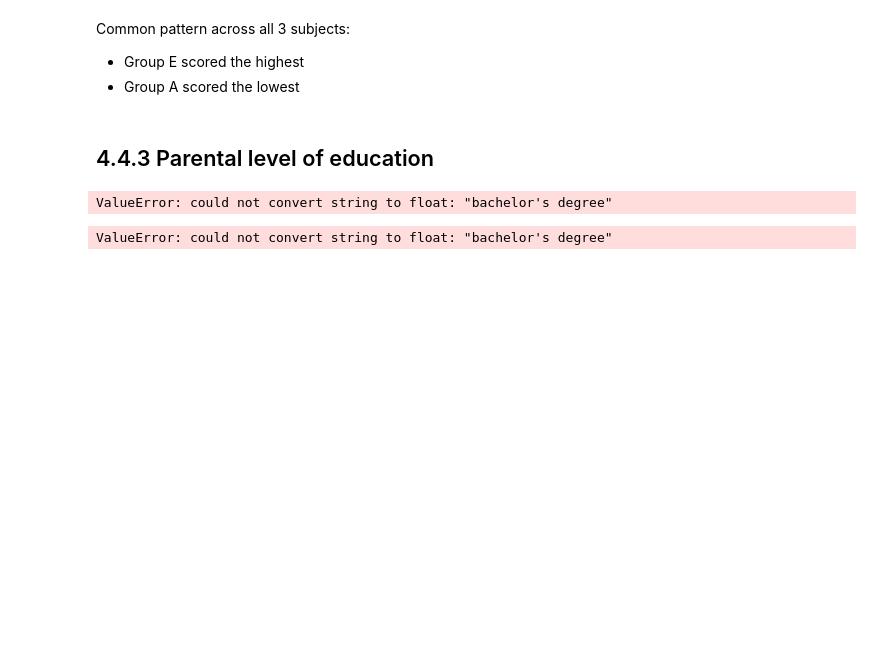
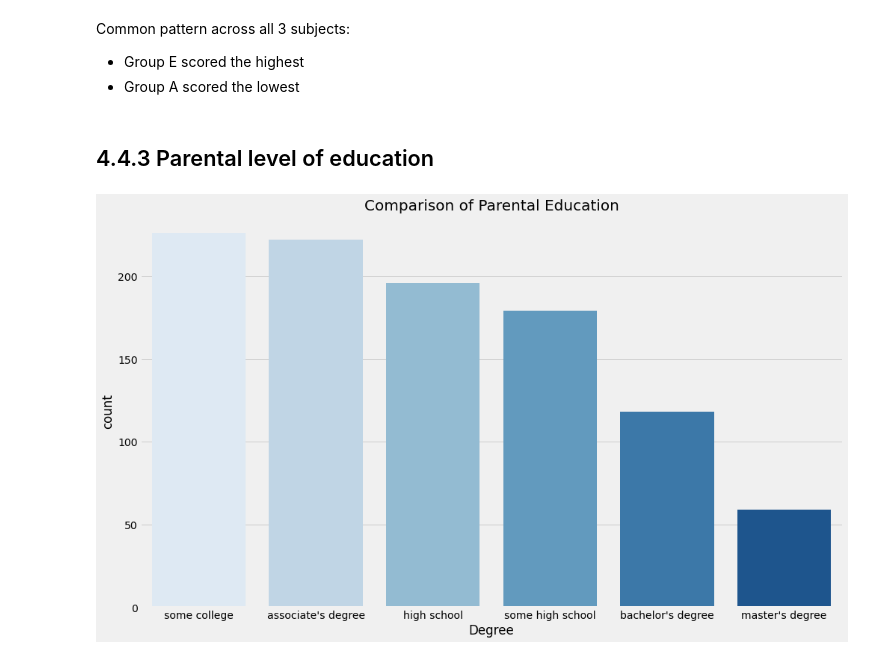
Before and after one commit to AkbarLutfullah/mlproject, a Jupyter notebook: notebook/EDA_student_performance.ipynb, the cells around one changed output. Drawn from its saved outputs; the diff is of its cells as text; code cells hidden in the pictures; blank space fills up the shorter version.

```diff
--- a/notebook/EDA_student_performance.ipynb
+++ b/notebook/EDA_student_performance.ipynb
@@ -493,16 +493,13 @@ Common pattern across all 3 subjects:
 # %% [markdown]
 ## 4.4.3 Parental level of education
 # %%
+parent_groups = df['parental_level_of_education'].value_counts()
 plt.rcParams['figure.figsize'] = (15, 9)
 plt.style.use('fivethirtyeight')
-sns.countplot(df['parental_level_of_education'], palette = 'Blues')
+sns.barplot(x=parent_groups.index, y=parent_groups.values, palette = 'Blues')
 plt.title('Comparison of Parental Education', fontweight = 30, fontsize = 20)
 plt.xlabel('Degree')
 plt.ylabel('count')
 plt.show()
 # %% [output]
-ValueError: could not convert string to float: "bachelor's degree"
+[figure, added]
-# %%
-sns.countplot(df['parental_level_of_education'])
-# %% [output]
-ValueError: could not convert string to float: "bachelor's degree"
```
Also changed, not shown: parts of 19 cells of this notebook.
